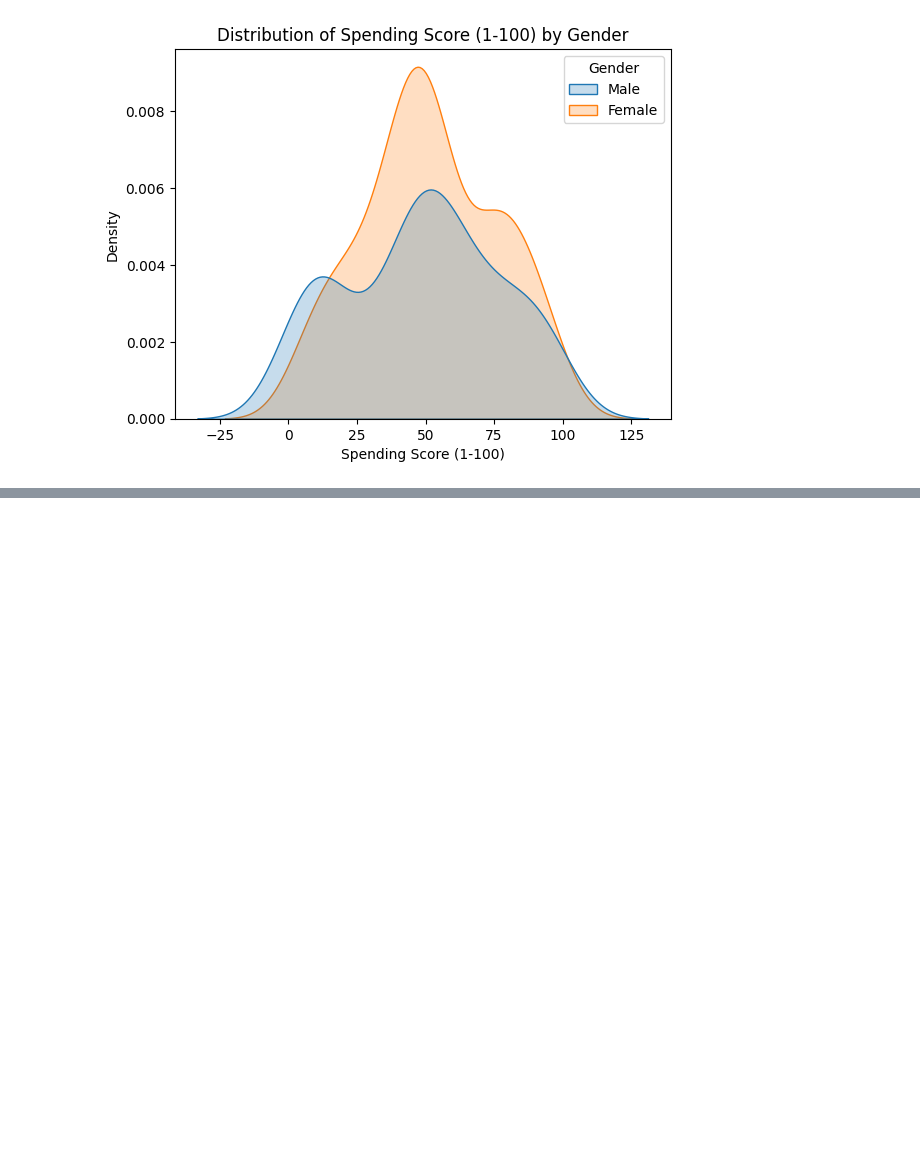
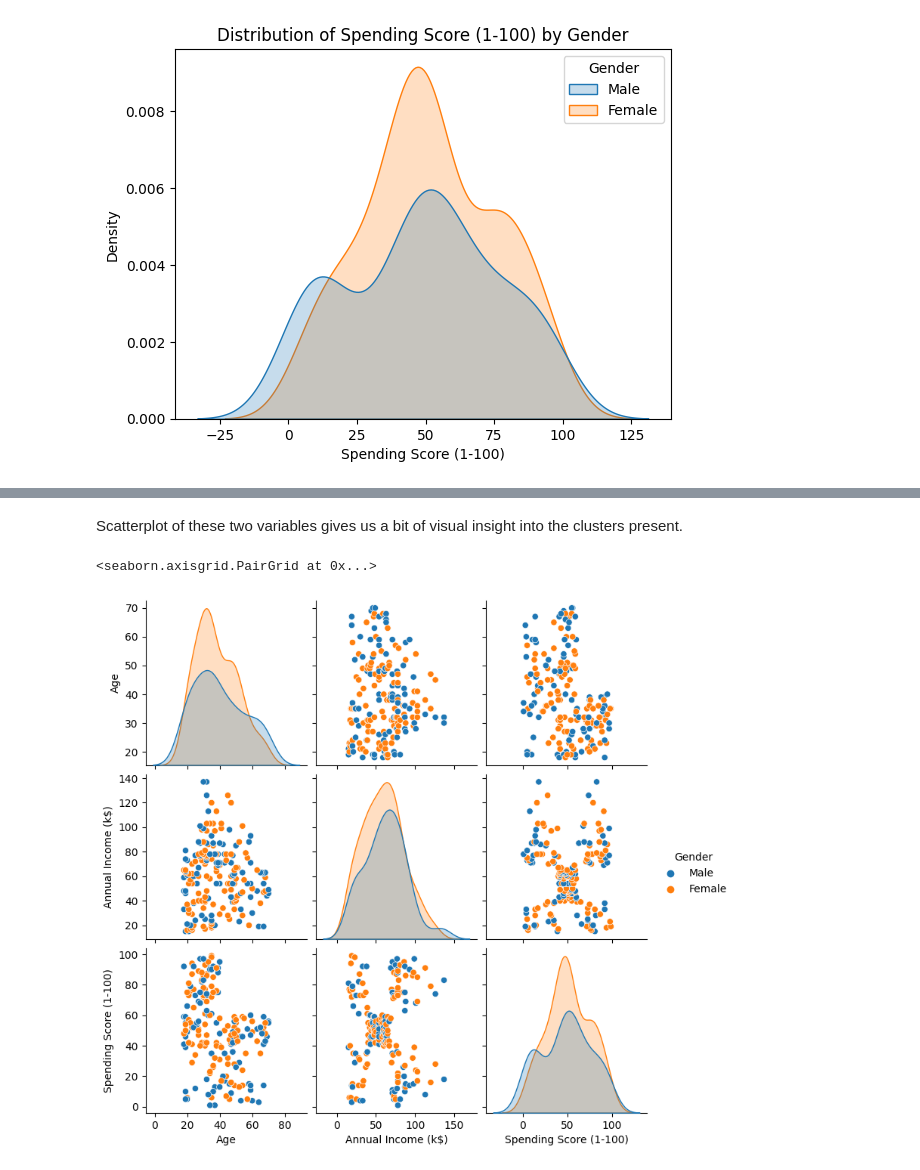
Before and after one commit to diegova12/Winter-Break-2024-Projects, a Jupyter notebook: CustomerSegmentationClustering/main.ipynb, the cells around one changed output, grey strips where cells are left out. Cells and saved outputs as stored; diff of their text form; code cells hidden in the pictures; blank space fills up the shorter version.

```diff
--- a/CustomerSegmentationClustering/main.ipynb
+++ b/CustomerSegmentationClustering/main.ipynb
@@ -61,0 +93,8 @@ for column in columns:
+# %% [markdown]
+Scatterplot of these two variables gives us a bit of visual insight into the clusters present.
+# %%
+df2 = df.drop('CustomerID', axis=1)
+sns.pairplot(df2, hue='Gender')
+# %% [output]
+<seaborn.axisgrid.PairGrid at 0x...>
+[figure, added]
```
Also changed, not shown: parts of 46 cells of this notebook.
